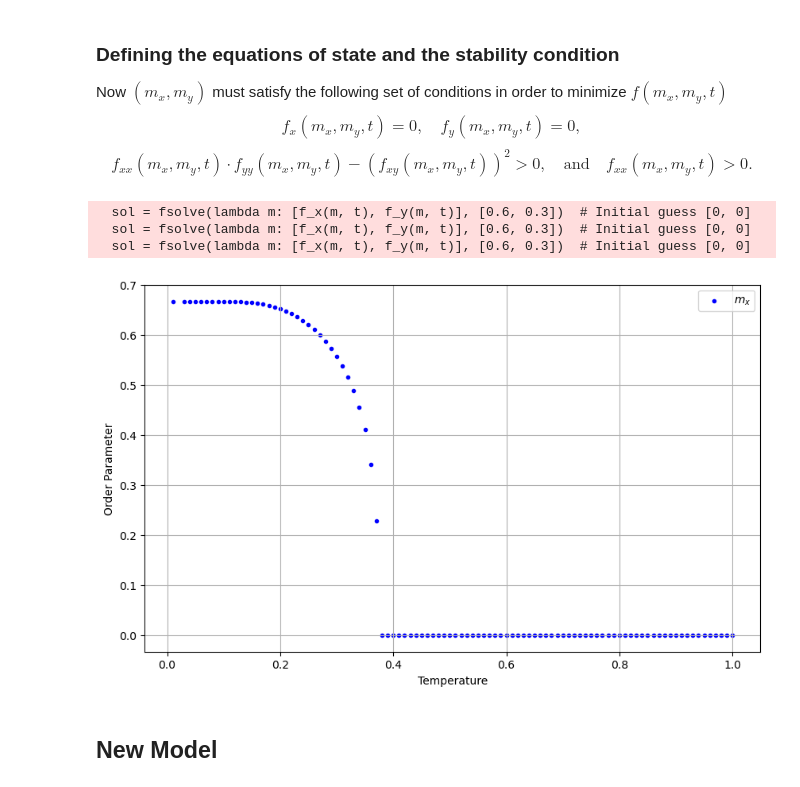
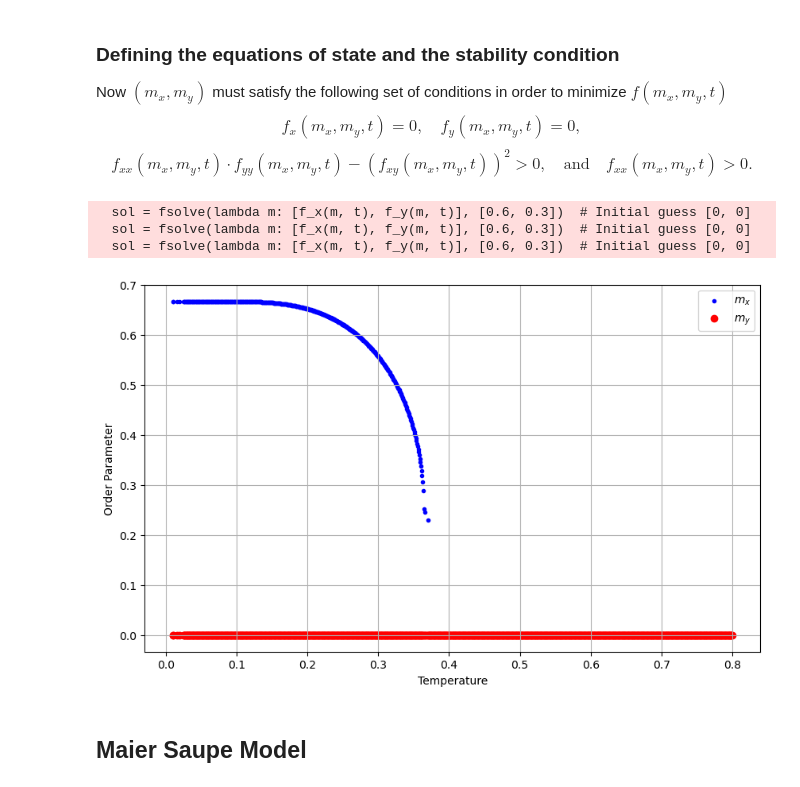
Before and after one commit to Gabrielkrzyzanowski/Master_Research, a Jupyter notebook: Potts_Model.ipynb, the cells around one changed output. Cells and saved outputs as stored; diff of their text form; code cells hidden in the pictures.

Commit message:
added a section to the Maier-Saupe Model

```diff
--- a/Potts_Model.ipynb
+++ b/Potts_Model.ipynb
@@ -117,7 +117,7 @@ def stability_condition(m_x, m_y, T):
     return True if f_xx(m_x, m_y, T)*f_yy(m_x, m_y, T) - (f_xy(m_x, m_y, T))**2>0 and f_xx(m_x, m_y, T) > 0 else False
 
 # Solve for a range of temperatures
-T_vals = np.linspace(0.01, 1, 100)
+T_vals = np.linspace(0.01, 0.8, 1000)
 m_x_vals = []
 m_y_vals = []
 
@@ -125,34 +125,34 @@ for t in T_vals:
     sol = fsolve(lambda m: [f_x(m, t), f_y(m, t)], [0.6, 0.3])  # Initial guess [0, 0]
     m_x_vals.append(sol[0])
     m_y_vals.append(sol[1])
 
 
 m_x_stable=[]
 m_y_stable=[]
 T_stable=[]
 
 for i in range(len(T_vals)):
     if stability_condition(m_x_vals[i],m_y_vals[i],T_vals[i]):
         m_x_stable.append(m_x_vals[i])
         m_y_stable.append(m_y_vals[i])
         T_stable.append(T_vals[i])
 
 # Plot
 fig1=plt.figure(figsize=(10, 6))
 
 plt.scatter(T_stable, m_x_stable, label=r'$m_x$', color='blue',s=9)
-#plt.scatter(T_stable, m_y_stable, label=r'$m_y$', color='red')
+plt.scatter(T_stable, m_y_stable, label=r'$m_y$', color='red')
 
 
 plt.xlabel('Temperature')
 plt.ylabel('Order Parameter')
 plt.legend()
 plt.grid(True)
 plt.show()
 # %% [output]
   sol = fsolve(lambda m: [f_x(m, t), f_y(m, t)], [0.6, 0.3])  # Initial guess [0, 0]
   sol = fsolve(lambda m: [f_x(m, t), f_y(m, t)], [0.6, 0.3])  # Initial guess [0, 0]
   sol = fsolve(lambda m: [f_x(m, t), f_y(m, t)], [0.6, 0.3])  # Initial guess [0, 0]
-[figure, old version]
+[figure, new version]
 # %% [markdown]
-## New Model
+## Maier Saupe Model
```
Also changed, not shown: parts of 6 cells of this notebook.
